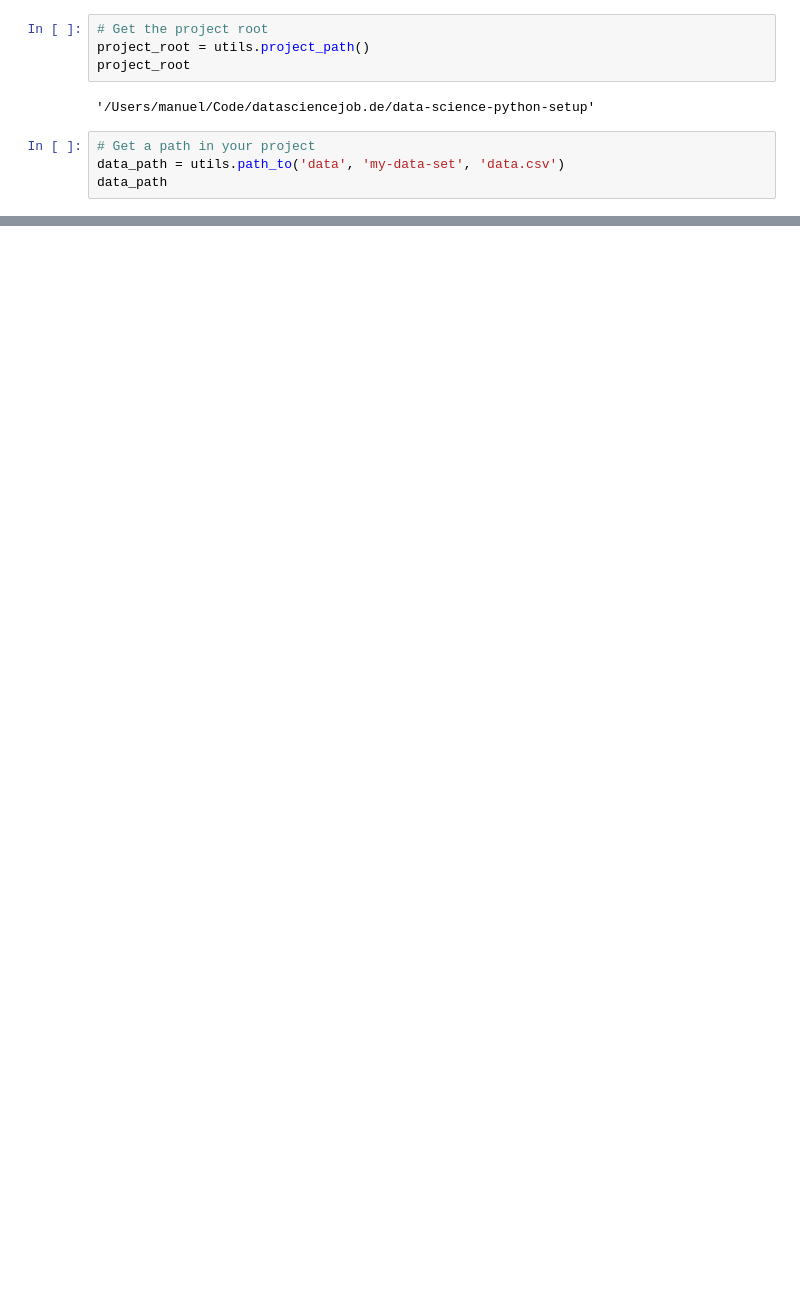
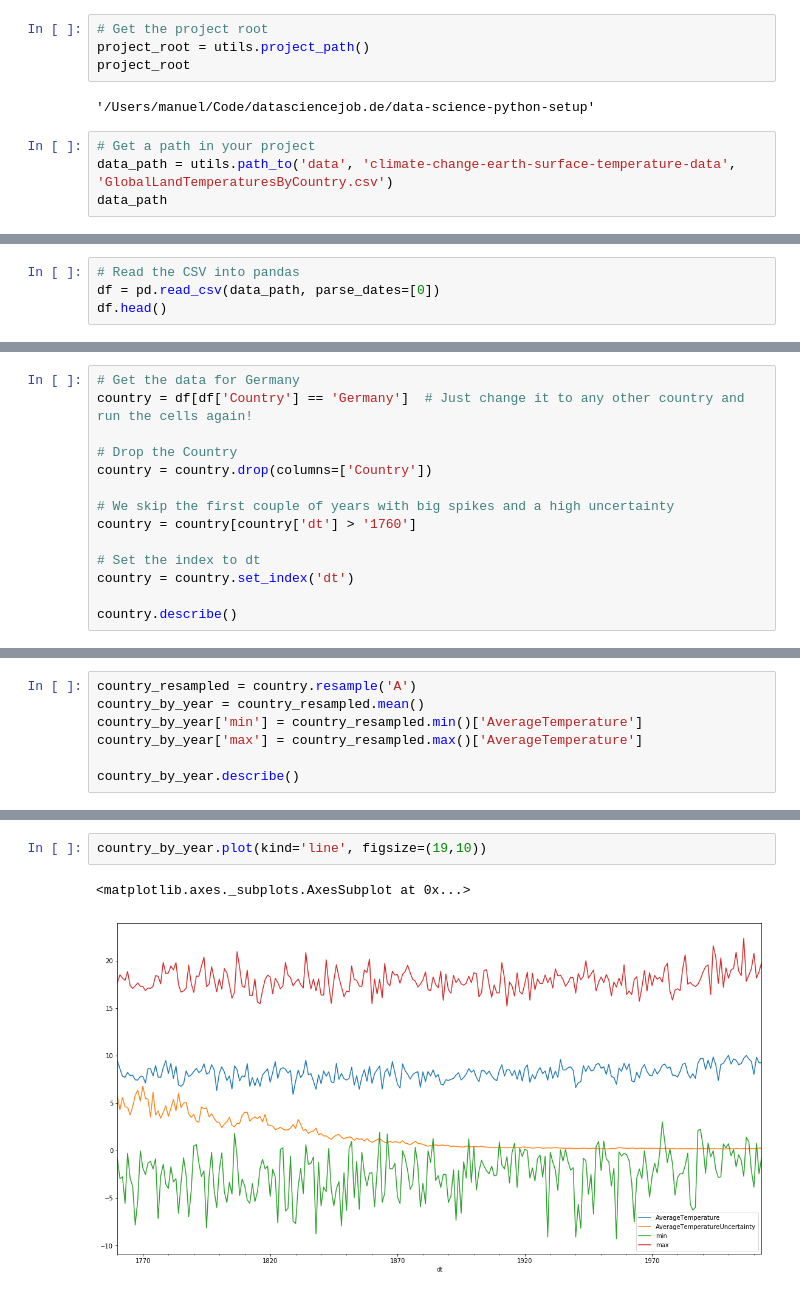
Before and after one commit to funkensturm/data-science-python-setup, a Jupyter notebook: notebooks/Path utility functions.ipynb, the cells around one changed output, grey strips where cells are left out. Saved outputs shown, nothing was run; the diff lists cells and outputs as text; blank space fills up the shorter version.

Commit message:
Add data set example

```diff
--- a/notebooks/Path utility functions.ipynb
+++ b/notebooks/Path utility functions.ipynb
@@ -11,6 +22,6 @@ project_root
 '/Users/manuel/Code/datasciencejob.de/data-science-python-setup'
 # %%
 # Get a path in your project
-data_path = utils.path_to('data', 'my-data-set', 'data.csv')
+data_path = utils.path_to('data', 'climate-change-earth-surface-temperature-data', 'GlobalLandTemperaturesByCountry.csv')
 data_path
 # %% [output]
@@ -22,0 +37,4 @@ Creating "/Users/manuel/Code/datasciencejob.de/data-science-python-setup/data/my
+# %%
+# Read the CSV into pandas
+df = pd.read_csv(data_path, parse_dates=[0])
+df.head()
@@ -22,0 +48,14 @@ Creating "/Users/manuel/Code/datasciencejob.de/data-science-python-setup/data/my
+# %%
+# Get the data for Germany
+country = df[df['Country'] == 'Germany']  # Just change it to any other country and run the cells again!
+
+# Drop the Country
+country = country.drop(columns=['Country'])
+
+# We skip the first couple of years with big spikes and a high uncertainty
+country = country[country['dt'] > '1760']
+
+# Set the index to dt
+country = country.set_index('dt')
+
+country.describe()
@@ -22,0 +72,7 @@ Creating "/Users/manuel/Code/datasciencejob.de/data-science-python-setup/data/my
+# %%
+country_resampled = country.resample('A')
+country_by_year = country_resampled.mean()
+country_by_year['min'] = country_resampled.min()['AverageTemperature']
+country_by_year['max'] = country_resampled.max()['AverageTemperature']
+
+country_by_year.describe()
@@ -22,0 +89,5 @@ Creating "/Users/manuel/Code/datasciencejob.de/data-science-python-setup/data/my
+# %%
+country_by_year.plot(kind='line', figsize=(19,10))
+# %% [output]
+<matplotlib.axes._subplots.AxesSubplot at 0x...>
+[figure, added]
```
Also changed, not shown: parts of 11 cells of this notebook.
